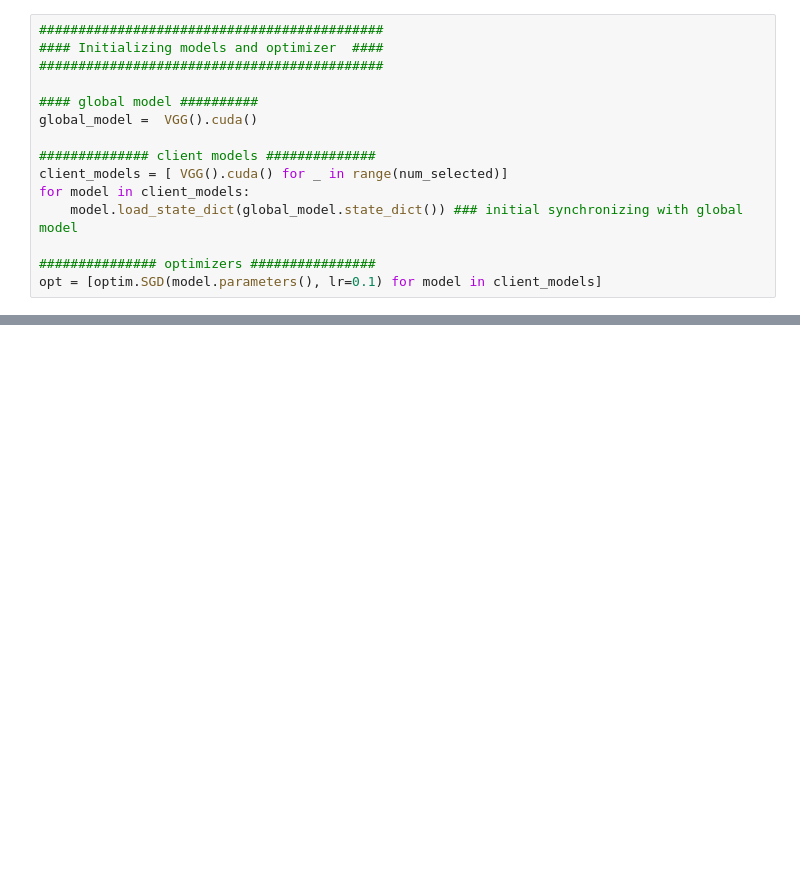
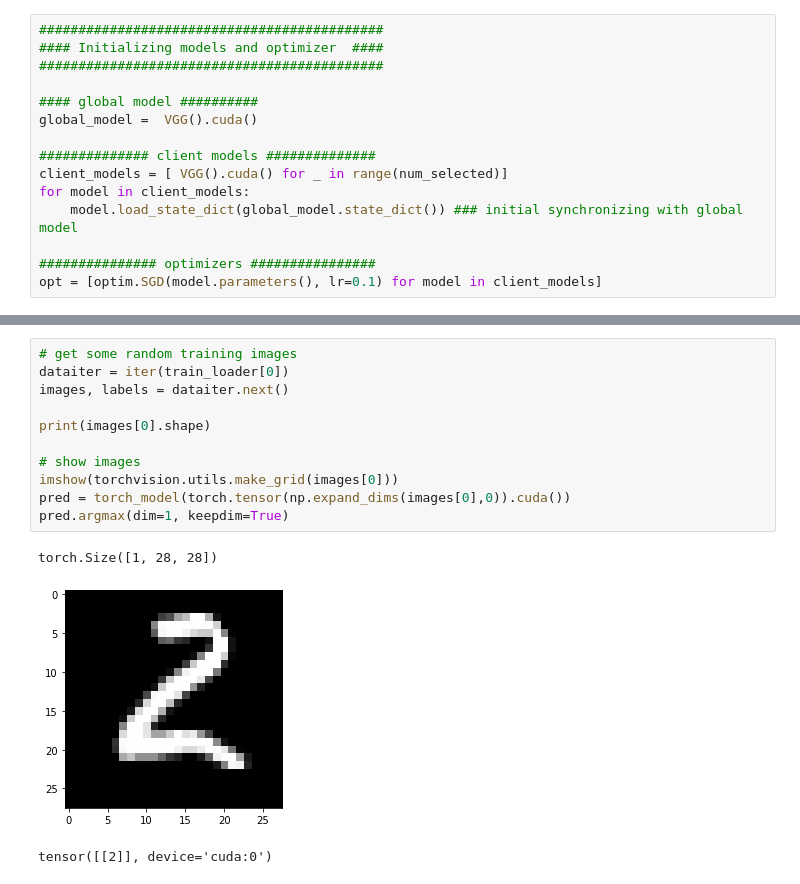
Before and after one commit to hiepvo01/TRUSTCOM2022, a Jupyter notebook: Federated/Pytorch/federated_working.ipynb, the cells around one changed output, grey strips where cells are left out. Saved outputs shown, nothing was run; the diff lists cells and outputs as text; blank space fills up the shorter version.

```diff
--- a/Federated/Pytorch/federated_working.ipynb
+++ b/Federated/Pytorch/federated_working.ipynb
@@ -281,0 +335,15 @@ len(new_keras)
+# %%
+# get some random training images
+dataiter = iter(train_loader[0])
+images, labels = dataiter.next()
+
+print(images[0].shape)
+
+# show images
+imshow(torchvision.utils.make_grid(images[0]))
+pred = torch_model(torch.tensor(np.expand_dims(images[0],0)).cuda())
+pred.argmax(dim=1, keepdim=True)
+# %% [output]
+torch.Size([1, 28, 28])
+[figure, added]
+tensor([[2]], device='cuda:0')
```
Also changed, not shown: parts of 11 cells of this notebook, 4 other files.
